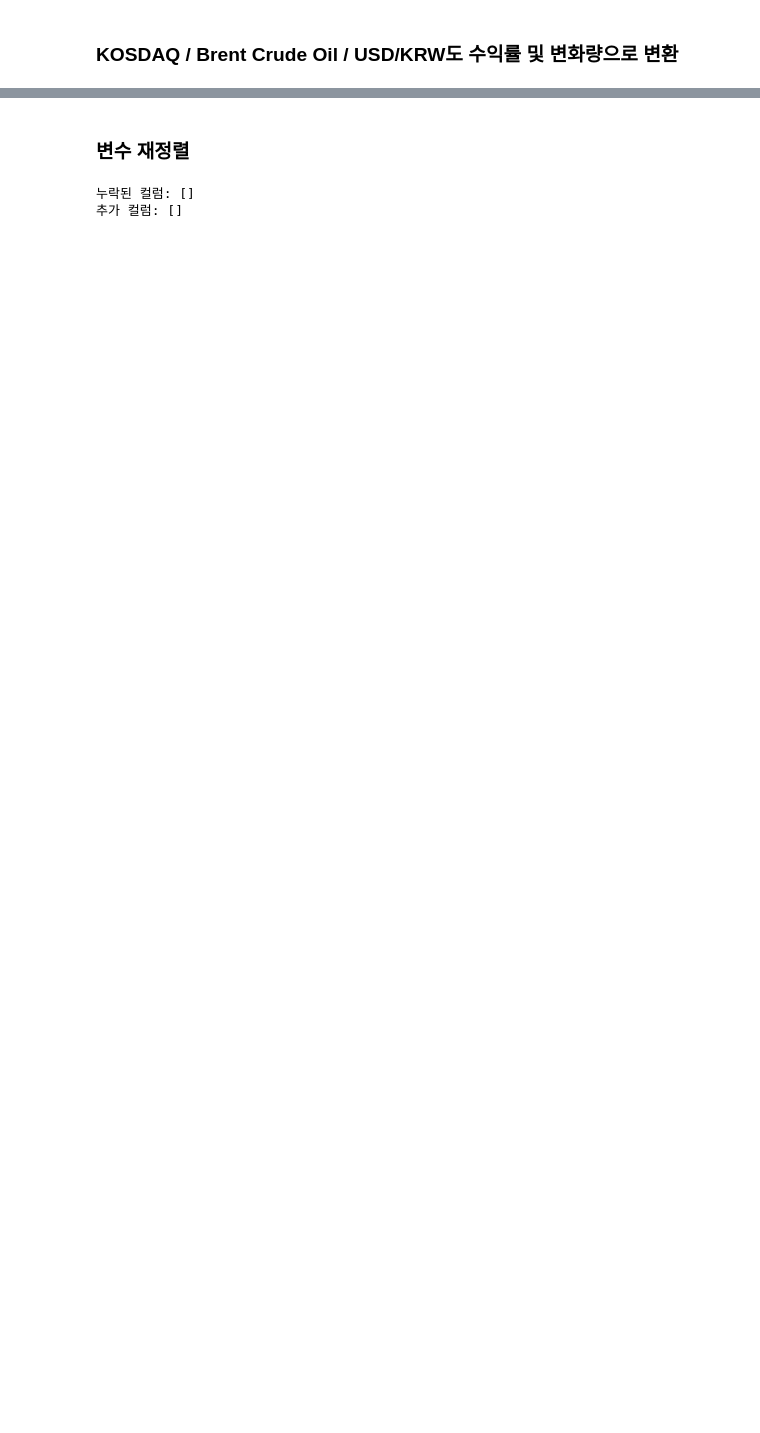
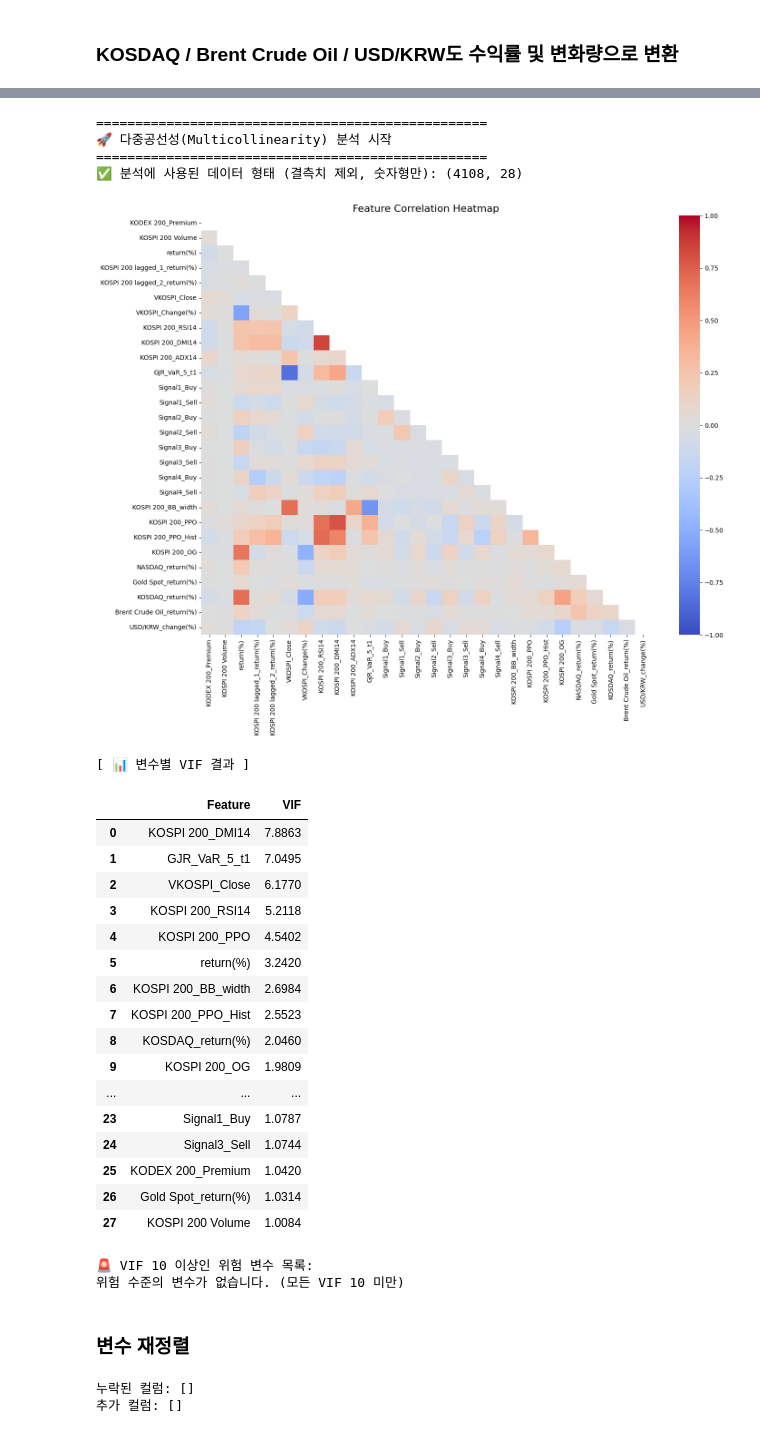
Before and after one commit to Dooman-cloud/TS-RL---, a Jupyter notebook: notebooks/sharing/03. data_vif.ipynb, the cells around one changed output, grey strips where cells are left out. Saved outputs shown, nothing was run; the diff lists cells and outputs as text; code cells hidden in the pictures; blank space fills up the shorter version.

Commit message:
KODEX 괴리율 변수 추가

```diff
--- a/notebooks/sharing/03. data_vif.ipynb
+++ b/notebooks/sharing/03. data_vif.ipynb
@@ -538,3 +538,47 @@ check_multicollinearity(full_data_g, target_col="Risk_Label")
+# %%
+# =========================
+# 1. 현재 분석 데이터 복사
+# =========================
+full_data_h = full_data_g.copy().sort_index()
+
+# =========================
+# 2. KODEX의 종가(Close) 및 순자산가치(NAV) 변수 제거
+# =========================
+full_data_h = full_data_h.drop(columns=[
+    "KODEX 200_Close",
+    "KODEX 200_NAV"
+], errors="ignore")
+
+# =========================
+# 3. VIF 확인
+# =========================
+check_multicollinearity(full_data_h, target_col="Risk_Label")
+# %% [output]
+==================================================
+🚀 다중공선성(Multicollinearity) 분석 시작
+==================================================
+✅ 분석에 사용된 데이터 형태 (결측치 제외, 숫자형만): (4108, 28)
+[figure, added]
+[ 📊 변수별 VIF 결과 ]
+|  | Feature | VIF |
+| 0 | KOSPI 200_DMI14 | 7.8863 |
+| 1 | GJR_VaR_5_t1 | 7.0495 |
+| 2 | VKOSPI_Close | 6.1770 |
+| 3 | KOSPI 200_RSI14 | 5.2118 |
+| 4 | KOSPI 200_PPO | 4.5402 |
+| 5 | return(%) | 3.2420 |
+| 6 | KOSPI 200_BB_width | 2.6984 |
+| 7 | KOSPI 200_PPO_Hist | 2.5523 |
+| 8 | KOSDAQ_return(%) | 2.0460 |
+| 9 | KOSPI 200_OG | 1.9809 |
+| ... | ... | ... |
+| 23 | Signal1_Buy | 1.0787 |
+| 24 | Signal3_Sell | 1.0744 |
+| 25 | KODEX 200_Premium | 1.0420 |
+| 26 | Gold Spot_return(%) | 1.0314 |
+| 27 | KOSPI 200 Volume | 1.0084 |
+🚨 VIF 10 이상인 위험 변수 목록:
+위험 수준의 변수가 없습니다. (모든 VIF 10 미만)
 # %% [markdown]
 ### 변수 재정렬
 # %%
```
Also changed, not shown: parts of 10 cells of this notebook, 24 other files.
